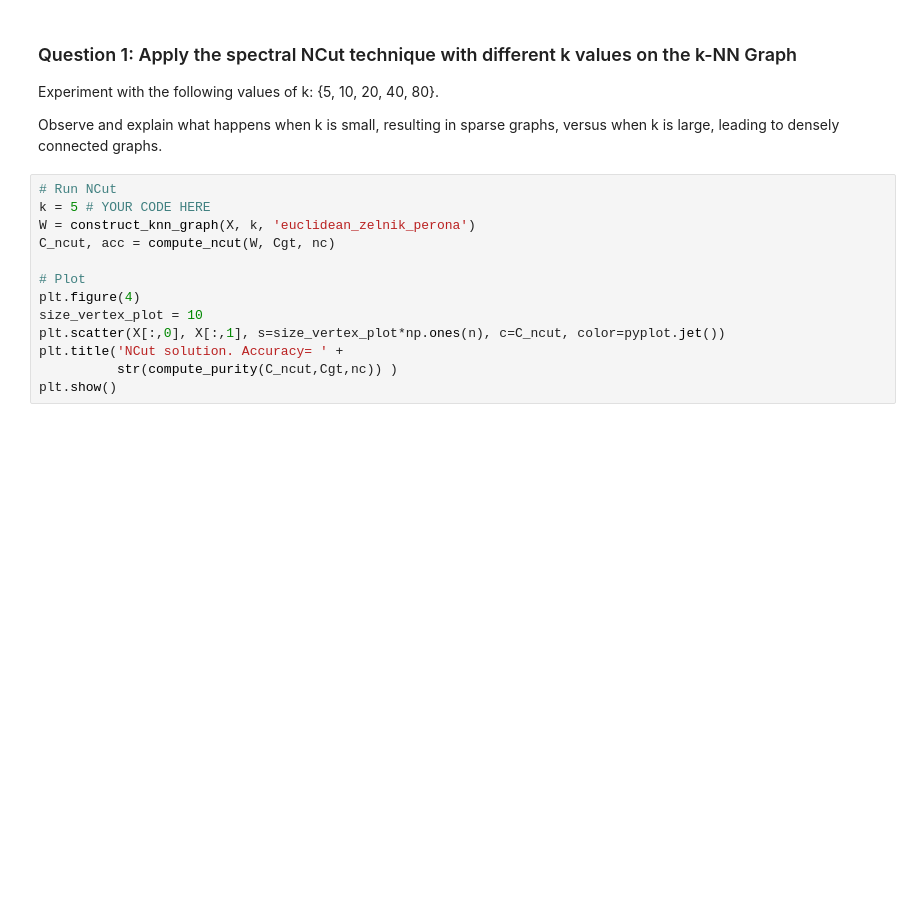
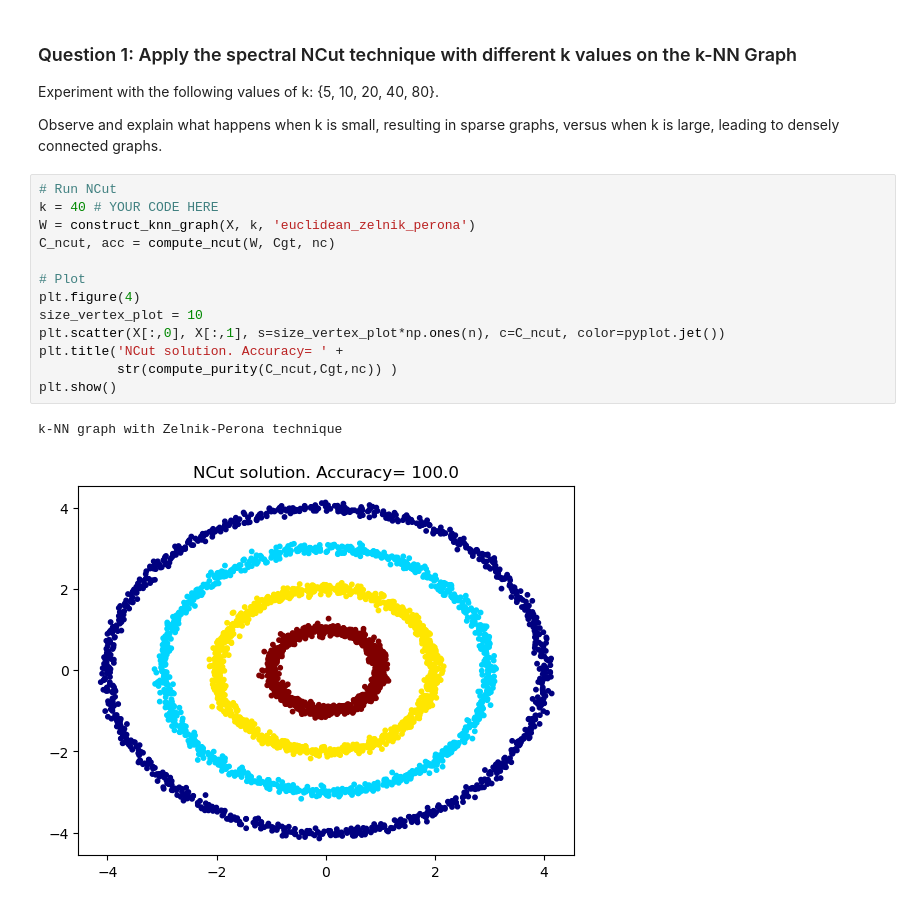
Before and after one commit to bcjr1997/CS5284_2024, a Jupyter notebook: codes/03_Graph_Clustering/code04_exercise.ipynb, the cells around one changed output. Saved outputs shown, nothing was run; the diff lists cells and outputs as text; blank space fills up the shorter version.

```diff
--- a/codes/03_Graph_Clustering/code04_exercise.ipynb
+++ b/codes/03_Graph_Clustering/code04_exercise.ipynb
@@ -97,14 +97,17 @@ Experiment with the following values of k: {5, 10, 20, 40, 80}.
 Observe and explain what happens when k is small, resulting in sparse graphs, versus when k is large, leading to densely connected graphs.
 # %%
 # Run NCut
-k = 5 # YOUR CODE HERE
+k = 40 # YOUR CODE HERE
 W = construct_knn_graph(X, k, 'euclidean_zelnik_perona')
 C_ncut, acc = compute_ncut(W, Cgt, nc)
 
 # Plot
 plt.figure(4)
 size_vertex_plot = 10
 plt.scatter(X[:,0], X[:,1], s=size_vertex_plot*np.ones(n), c=C_ncut, color=pyplot.jet())
 plt.title('NCut solution. Accuracy= ' +
           str(compute_purity(C_ncut,Cgt,nc)) )
 plt.show()
+# %% [output]
+k-NN graph with Zelnik-Perona technique
+[figure, added]
```
Also changed, not shown: parts of 2 cells of this notebook, 21 other files.
